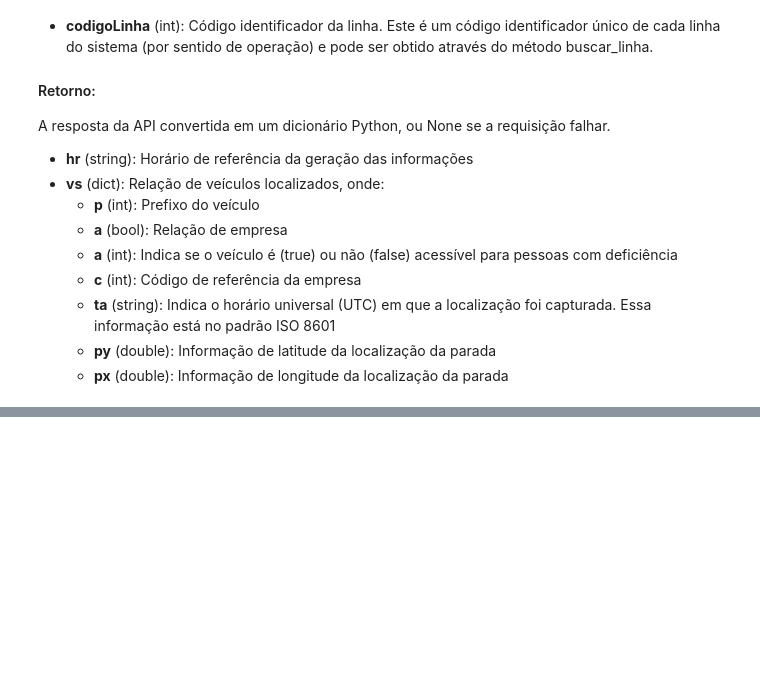
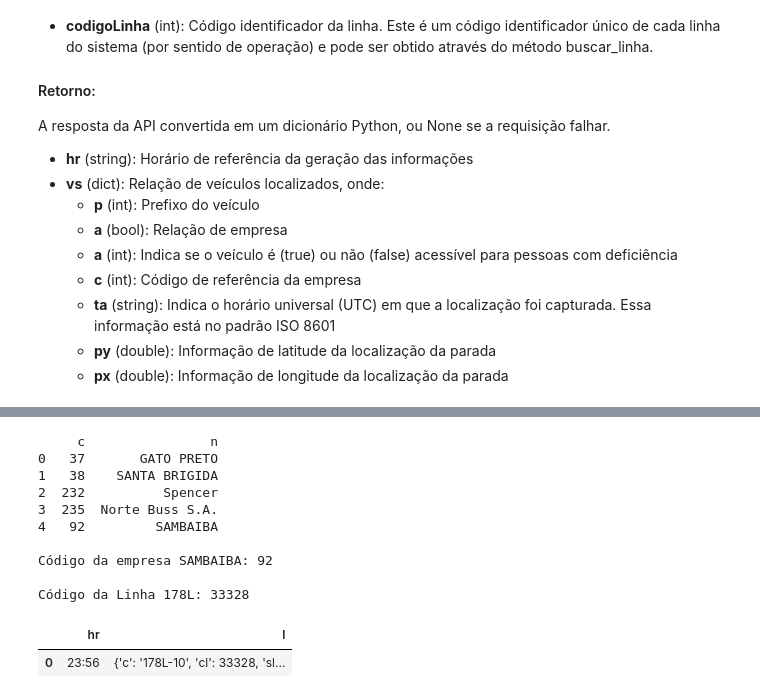
Before and after one commit to emviveros/InterSCity_Buzu, a Jupyter notebook: Python/API/notebooks/olho_vivo.ipynb, the cells around one changed output, grey strips where cells are left out. Cells and saved outputs as stored; diff of their text form; code cells hidden in the pictures; blank space fills up the shorter version.

```diff
--- a/Python/API/notebooks/olho_vivo.ipynb
+++ b/Python/API/notebooks/olho_vivo.ipynb
@@ -333,0 +359,76 @@ Código da Linha: 406
+# %%
+# Funções auxiliares
+import pandas as pd
+
+def extrair_dados_empresas(resposta_api):
+    """
+    Extrai os dados das empresas da resposta da API.
+
+    Parâmetros:
+        resposta_api (dict): A resposta da API.
+
+    Retorna:
+        list: Uma lista de dicionários, cada um representando uma empresa.
+    """
+    dados_empresas = []  # Lista para armazenar os dados das empresas
+
+    # Iterando sobre a resposta para extrair os dados
+    for area in resposta_api["e"]:
+        for empresa in area["e"]:
+            # Cria um dicionário com os dados de cada empresa e adiciona à lista
+            dados_empresas.append({"c": empresa["c"], "n": empresa["n"]})
+
+    return dados_empresas
+
+def criar_dataframe_empresas(dados_empresas):
+    """
+    Cria um DataFrame a partir de uma lista de dicionários com dados das empresas.
+
+    Parâmetros:
+        dados_empresas (list): Lista de dicionários com dados das empresas.
+
+    Retorna:
+        DataFrame: Um DataFrame contendo os dados das empresas.
+    """
+    return pd.DataFrame(dados_empresas)
+
+# Faz uma chamada para buscar informações sobre as empresas operadoras de transporte
+empresas = api.buscar_empresas()
+
+dados_empresas = extrair_dados_empresas(empresas)
+# print(dados_empresas)
+df_dados_empresas = criar_dataframe_empresas(dados_empresas)
+
+# Exibir o novo DataFrame contendo as informações de 'c' e 'n'
+print(df_dados_empresas.head())
+
+# Recupera Posição da Linha na garagem
+nome_empresa = dados_empresas[4]['n']
+codigo_empresa = dados_empresas[4]['c']
+
+# Recupera código de uma linha (178L-10)
+linha = '178L'
+codigo_linha = api.buscar_linha(linha)[1]['cl']    # 0 significa que é a linha de ida e 1 a linha de volta
+
+print(f"\nCódigo da empresa {nome_empresa}: {codigo_empresa}\n")
+print(f"Código da Linha {linha}: {codigo_linha}\n")
+
+# Chamada para recuperar a posição dos veículos de uma empresa na garagem (opcionalmente pode ter a linha também)
+posicao = api.posicao_garagem(codigo_empresa, codigo_linha)
+# print(posicao)
+
+df_posicao = pd.DataFrame(posicao)
+df_posicao
+# %% [output]
+     c                n
+0   37       GATO PRETO
+1   38    SANTA BRIGIDA
+2  232          Spencer
+3  235  Norte Buss S.A.
+4   92         SAMBAIBA
+
+Código da empresa SAMBAIBA: 92
+
+Código da Linha 178L: 33328
+|  | hr | l |
+| 0 | 23:56 | {'c': '178L-10', 'cl': 33328, 'sl... |
```
Also changed, not shown: parts of 4 cells of this notebook.
